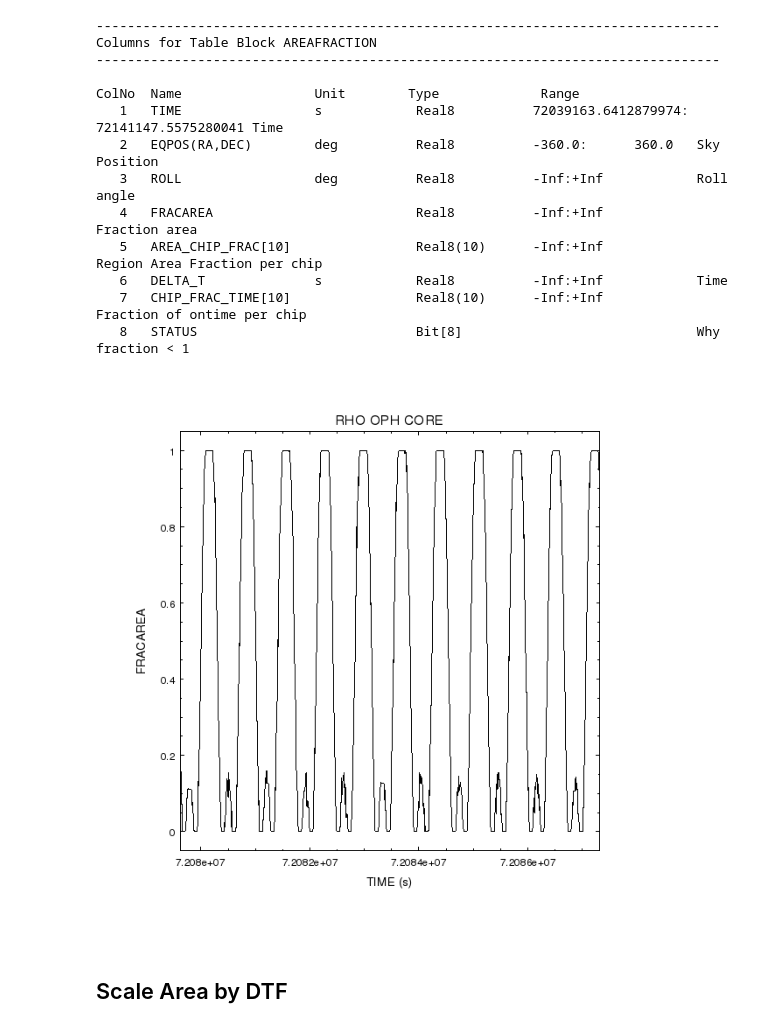
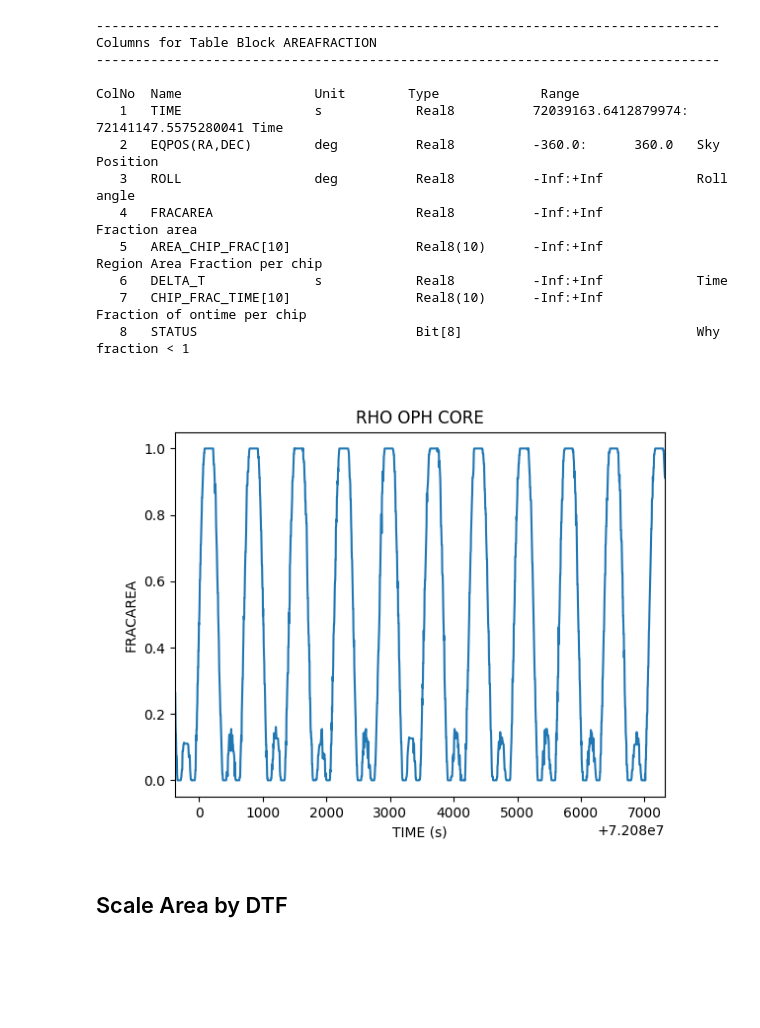
Before and after one commit to cxcsds/ciao-threads, a Jupyter notebook: variable.ipynb, the cells around one changed output. Drawn from its saved outputs; the diff is of its cells as text; code cells hidden in the pictures; blank space fills up the shorter version.

```diff
--- a/variable.ipynb
+++ b/variable.ipynb
@@ -97,18 +87,27 @@ ColNo  Name                 Unit        Type             Range
    6   DELTA_T              s            Real8          -Inf:+Inf            Time
    7   CHIP_FRAC_TIME[10]                Real8(10)      -Inf:+Inf            Fraction of ontime per chip
    8   STATUS                            Bit[8]                              Why fraction < 1
-# %%
-cat << EOM > c1.py
-make_figure("fracarea.fits[cols time,fracarea]", "symbol.style=none")
-limits(X_AXIS, 72079620, 72087320)
-print_window("chips_01.png","export.clobber=True")
-quit()
-EOM
-
-chips -b c1.py
-display < chips_01.png
-# %% [output]
-[figure, removed]
+# %%
+cat << EOM > c1.py
+from pycrates import read_file
+import matplotlib.pylab as plt
+
+tab = read_file("fracarea.fits")
+xx = tab.get_column("time").values
+yy = tab.get_column("fracarea").values
+
+plt.plot(xx,yy,marker="None")
+plt.xlim(72079620, 72087320)
+plt.xlabel("TIME (s)")
+plt.ylabel("FRACAREA")
+plt.title("RHO OPH CORE")
+plt.savefig("chips_01.png")
+EOM
+
+python c1.py
+display < chips_01.png
+# %% [output]
+[figure, added]
 # %% [markdown]
 ## Scale Area by DTF
 # %%
```
Also changed, not shown: parts of 7 cells of this notebook.
